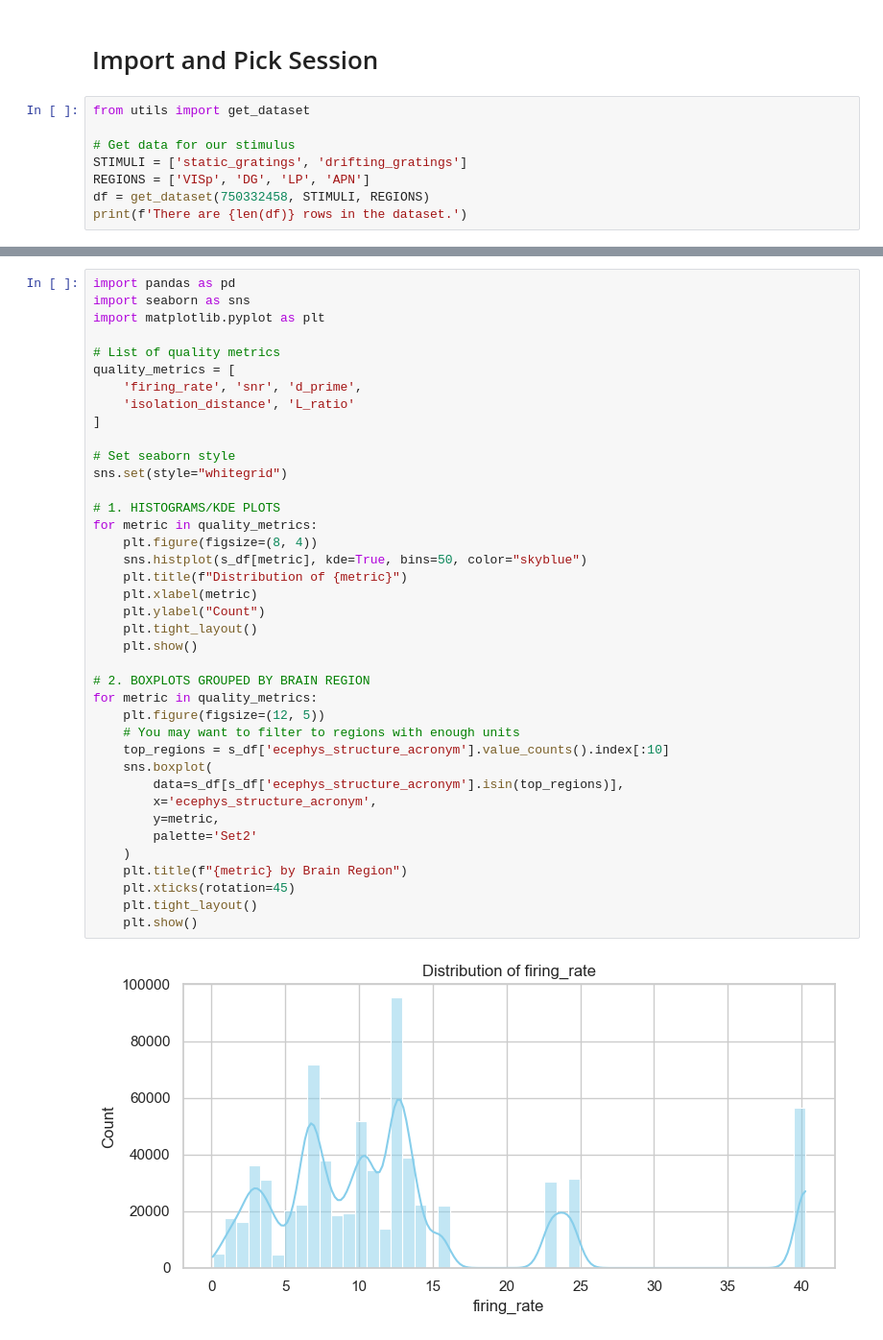
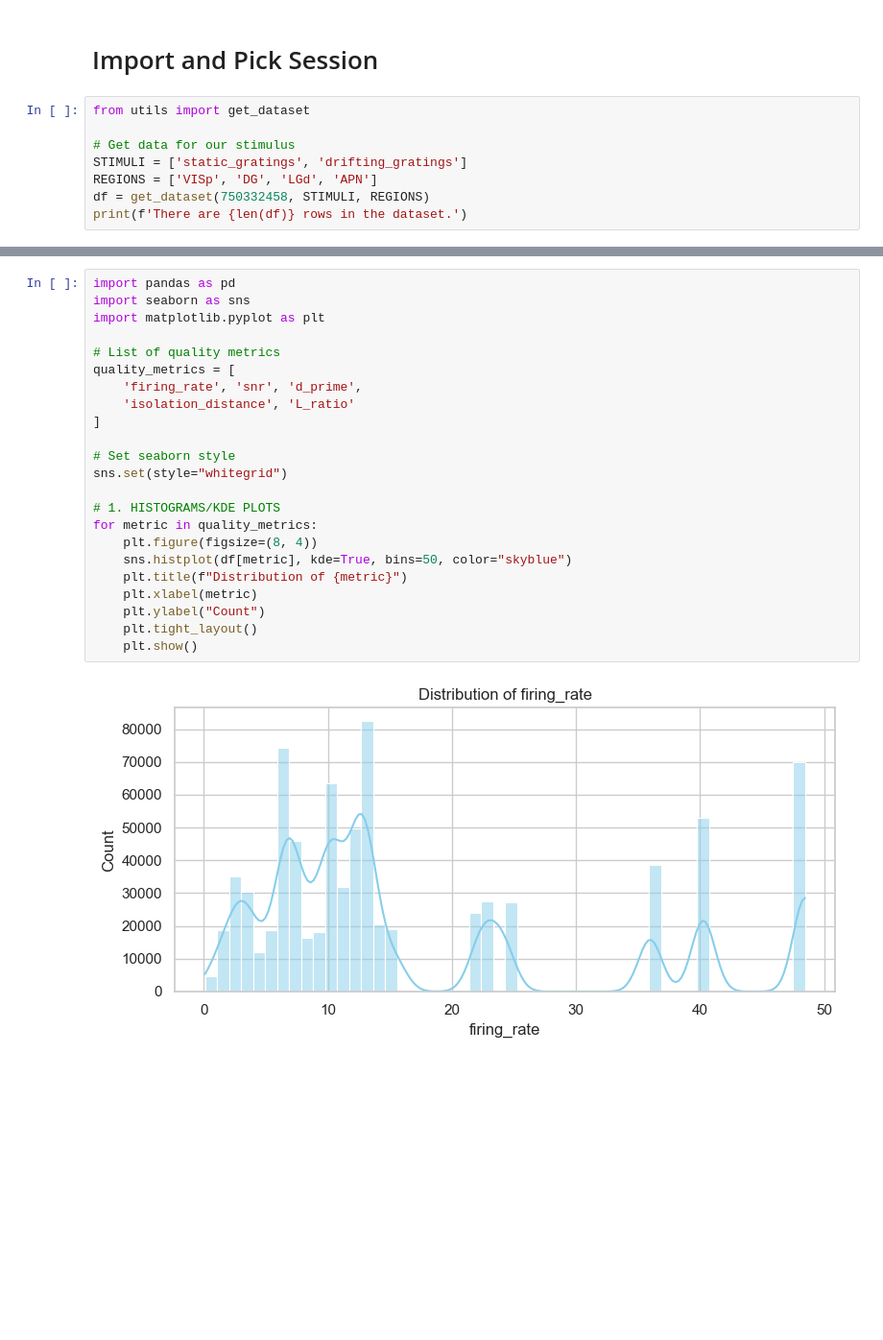
Before and after one commit to tebe-nigrelli/MMN-Group-Project, a Jupyter notebook: 01_EDA.ipynb, the cells around one changed output, grey strips where cells are left out. Shown: that part at 96% size. Saved outputs shown, nothing was run; the diff lists cells and outputs as text; blank space fills up the shorter version.

```diff
--- a/01_EDA.ipynb
+++ b/01_EDA.ipynb
@@ -5,6 +5,6 @@ from utils import get_dataset
 
 # Get data for our stimulus
 STIMULI = ['static_gratings', 'drifting_gratings']
-REGIONS = ['VISp', 'DG', 'LP', 'APN']
+REGIONS = ['VISp', 'DG', 'LGd', 'APN']
 df = get_dataset(750332458, STIMULI, REGIONS)
 print(f'There are {len(df)} rows in the dataset.')
@@ -136,41 +129,25 @@ These final features track when recordings occurred and how stable the recording
 # %%
 import pandas as pd
 import seaborn as sns
 import matplotlib.pyplot as plt
 
 # List of quality metrics
 quality_metrics = [
     'firing_rate', 'snr', 'd_prime',
     'isolation_distance', 'L_ratio'
 ]
 
 # Set seaborn style
 sns.set(style="whitegrid")
 
 # 1. HISTOGRAMS/KDE PLOTS
 for metric in quality_metrics:
     plt.figure(figsize=(8, 4))
-    sns.histplot(s_df[metric], kde=True, bins=50, color="skyblue")
+    sns.histplot(df[metric], kde=True, bins=50, color="skyblue")
     plt.title(f"Distribution of {metric}")
     plt.xlabel(metric)
     plt.ylabel("Count")
     plt.tight_layout()
     plt.show()
-
-# 2. BOXPLOTS GROUPED BY BRAIN REGION
-for metric in quality_metrics:
-    plt.figure(figsize=(12, 5))
-    # You may want to filter to regions with enough units
-    top_regions = s_df['ecephys_structure_acronym'].value_counts().index[:10]
-    sns.boxplot(
-        data=s_df[s_df['ecephys_structure_acronym'].isin(top_regions)],
-        x='ecephys_structure_acronym',
-        y=metric,
-        palette='Set2'
-    )
-    plt.title(f"{metric} by Brain Region")
-    plt.xticks(rotation=45)
-    plt.tight_layout()
-    plt.show()
 # %% [output]
-[figure, old version]
+[figure, new version]
```
Also changed, not shown: parts of 14 cells of this notebook.
